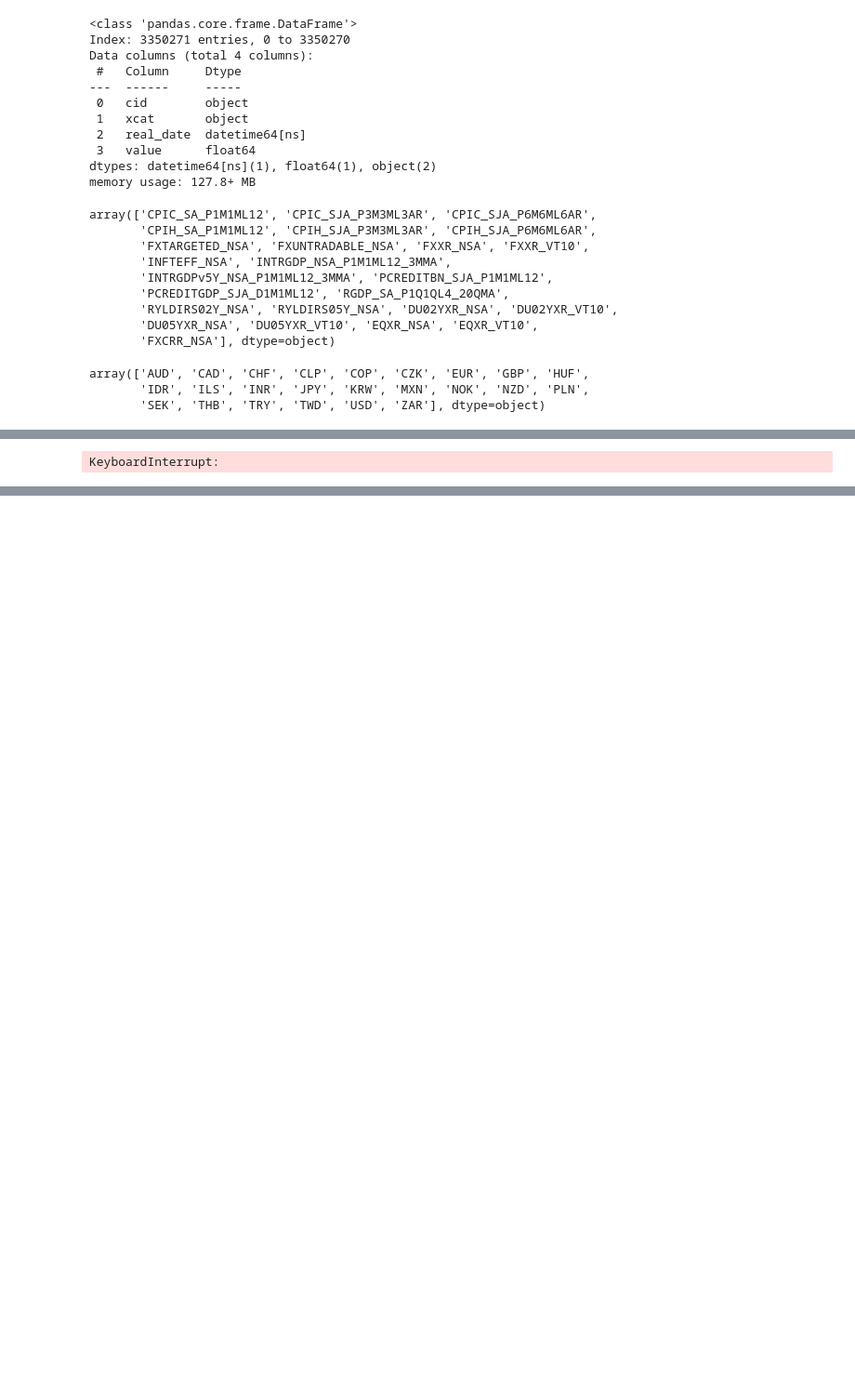
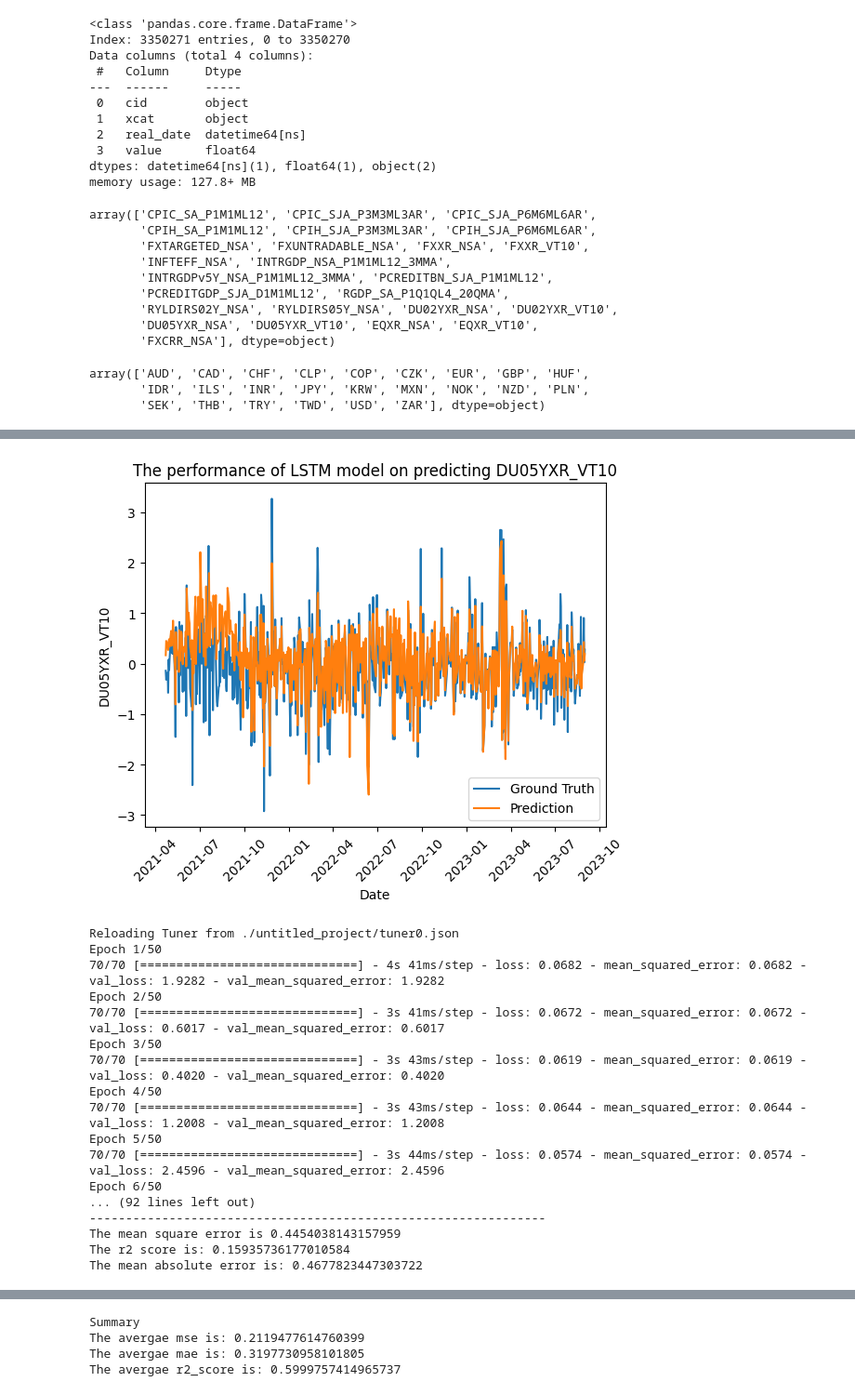
Before and after one commit to ddav118/COMS4995-Project, a Jupyter notebook: LSTM_Yuyi.ipynb, the cells around one changed output, grey strips where cells are left out. Shown: that part at 93% size. Cells and saved outputs as stored; diff of their text form; code cells hidden in the pictures; blank space fills up the shorter version.

```diff
--- a/LSTM_Yuyi.ipynb
+++ b/LSTM_Yuyi.ipynb
@@ -191,6 +191,10 @@ test_y = test_y.reshape(test_y.shape[0],1)
 
 test_X = np.array(X_test.drop(columns=['DU05YXR_VT10','real_date']))
 test_X = test_X.reshape(test_X.shape[0],test_X.shape[1],1)
+
+total_mse = 0.0
+total_mae = 0.0
+total_r2 = 0.0
 
 for train_index, test_index in tss.split(X_dev):
 
@@ -236,14 +240,24 @@ for train_index, test_index in tss.split(X_dev):
     print("The r2 score is: " + str(r2_score(test_y, results)))
     print("The mean absolute error is: " + str(mean_absolute_error(test_y, results)))
 
+    total_mse += records[1]
+    total_r2 += r2_score(test_y, results)
+    total_mae += mean_absolute_error(test_y, results)
 
     plt.title("The performance of LSTM model on predicting DU05YXR_VT10")
     plt.plot(X_test['real_date'], X_test['DU05YXR_VT10'])
     plt.plot(X_test['real_date'], results)
+    plt.xticks(rotation=45)
     plt.legend(['Ground Truth', 'Prediction'])
     plt.xlabel('Date')
     plt.ylabel('DU05YXR_VT10')
     plt.show()
+
+
+print("Summary")
+print("The avergae mse is: " + str(total_mse / 4.0))
+print("The avergae mae is: " + str(total_mae / 4.0))
+print("The avergae r2_score is: " + str(total_r2 / 4.0))
 # %% [output]
 Reloading Tuner from ./untitled_project/tuner0.json
 Epoch 1/50
@@ -265 +279,18 @@ Epoch 12/50
+[figure, added]
-KeyboardInterrupt:
+Reloading Tuner from ./untitled_project/tuner0.json
+Epoch 1/50
+70/70 [==============================] - 4s 41ms/step - loss: 0.0682 - mean_squared_error: 0.0682 - val_loss: 1.9282 - val_mean_squared_error: 1.9282
+Epoch 2/50
+70/70 [==============================] - 3s 41ms/step - loss: 0.0672 - mean_squared_error: 0.0672 - val_loss: 0.6017 - val_mean_squared_error: 0.6017
+Epoch 3/50
+70/70 [==============================] - 3s 43ms/step - loss: 0.0619 - mean_squared_error: 0.0619 - val_loss: 0.4020 - val_mean_squared_error: 0.4020
+Epoch 4/50
+70/70 [==============================] - 3s 43ms/step - loss: 0.0644 - mean_squared_error: 0.0644 - val_loss: 1.2008 - val_mean_squared_error: 1.2008
+Epoch 5/50
+70/70 [==============================] - 3s 44ms/step - loss: 0.0574 - mean_squared_error: 0.0574 - val_loss: 2.4596 - val_mean_squared_error: 2.4596
+Epoch 6/50
+... (92 lines left out)
+---------------------------------------------------------------
+The mean square error is 0.4454038143157959
+The r2 score is: 0.15935736177010584
+The mean absolute error is: 0.4677823447303722
@@ -265,0 +334,4 @@ KeyboardInterrupt:
+Summary
+The avergae mse is: 0.2119477614760399
+The avergae mae is: 0.3197730958101805
+The avergae r2_score is: 0.5999757414965737
```
Also changed, not shown: parts of 2 cells of this notebook, 22 other files.
